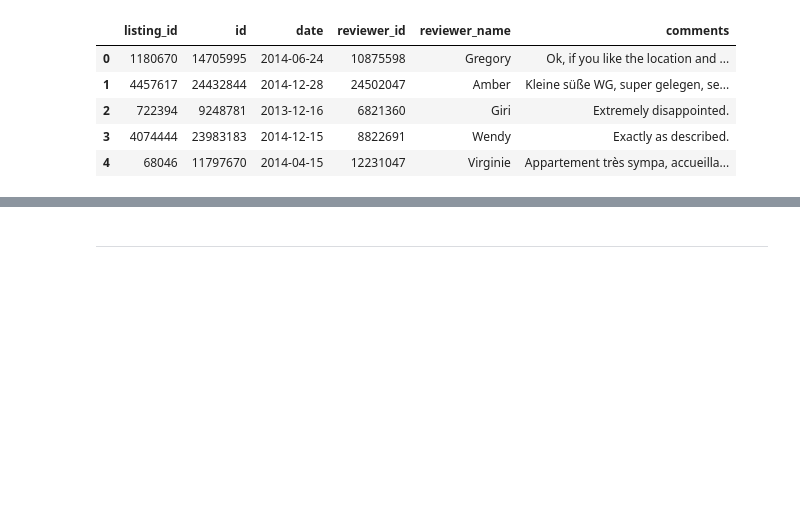
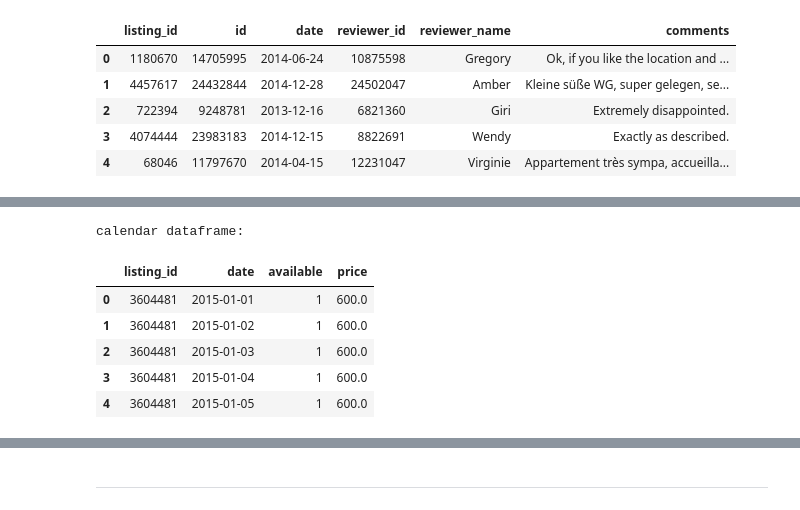
Before and after one commit to ryancswallace/airbnb, a Jupyter notebook: airbnb_Milestone3.ipynb, the cells around one changed output, grey strips where cells are left out. Saved outputs shown, nothing was run; the diff lists cells and outputs as text; code cells hidden in the pictures; blank space fills up the shorter version.

Commit message:
imputed missing values

```diff
--- a/airbnb_Milestone3.ipynb
+++ b/airbnb_Milestone3.ipynb
@@ -75,0 +86,26 @@ calendar dataframe:
+# %%
+# fix wonky formatting of data and field names
+# remove surronding parens and newlines from column names
+old_columns = listings_df.columns.values
+new_columns = [col.replace('"', '').replace('\n','') for col in old_columns]
+listings_df.columns = new_columns
+
+old_columns = reviews_df.columns.values
+new_columns = [col.replace('"', '').replace('\n','') for col in old_columns]
+reviews_df.columns = new_columns
+
+old_columns = calendar_df.columns.values
+new_columns = [col.replace('"', '').replace('\n','') for col in old_columns]
+calendar_df.columns = new_columns
+
+# remove parens around date in calendar_df
+calendar_df['date'] = calendar_df['date'].apply(lambda x: x.replace('"', ''))
+
+# change t and f to 1 and 0 in calendar_df
+calendar_df['available'] = calendar_df['available'].apply(lambda x: 1 if x == 't' else 0 if x == 'f' else np.nan)
+
+# change string types to floats when possible
+listings_df['price'] = listings_df['price'].apply(lambda x: convert_float(x))
+listings_df['weekly_price'] = listings_df['weekly_price'].apply(lambda x: convert_float(x))
+listings_df['monthly_price'] = listings_df['monthly_price'].apply(lambda x: convert_float(x))
+calendar_df['price'] = calendar_df['price'].apply(lambda x: convert_float(x))
@@ -75,0 +135,11 @@ calendar dataframe:
+# %%
+print 'calendar dataframe: \n'
+calendar_df.head()
+# %% [output]
+calendar dataframe:
+|  | listing_id | date | available | price |
+| 0 | 3604481 | 2015-01-01 | 1 | 600.0 |
+| 1 | 3604481 | 2015-01-02 | 1 | 600.0 |
+| 2 | 3604481 | 2015-01-03 | 1 | 600.0 |
+| 3 | 3604481 | 2015-01-04 | 1 | 600.0 |
+| 4 | 3604481 | 2015-01-05 | 1 | 600.0 |
```
Also changed, not shown: parts of 20 cells of this notebook.
